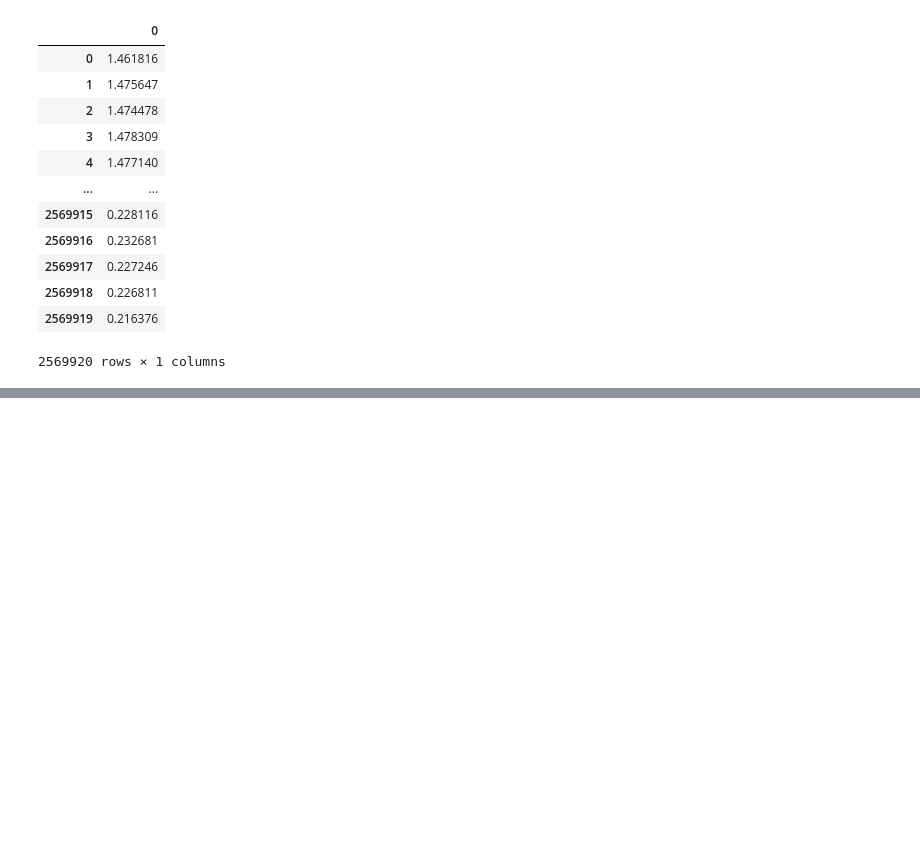
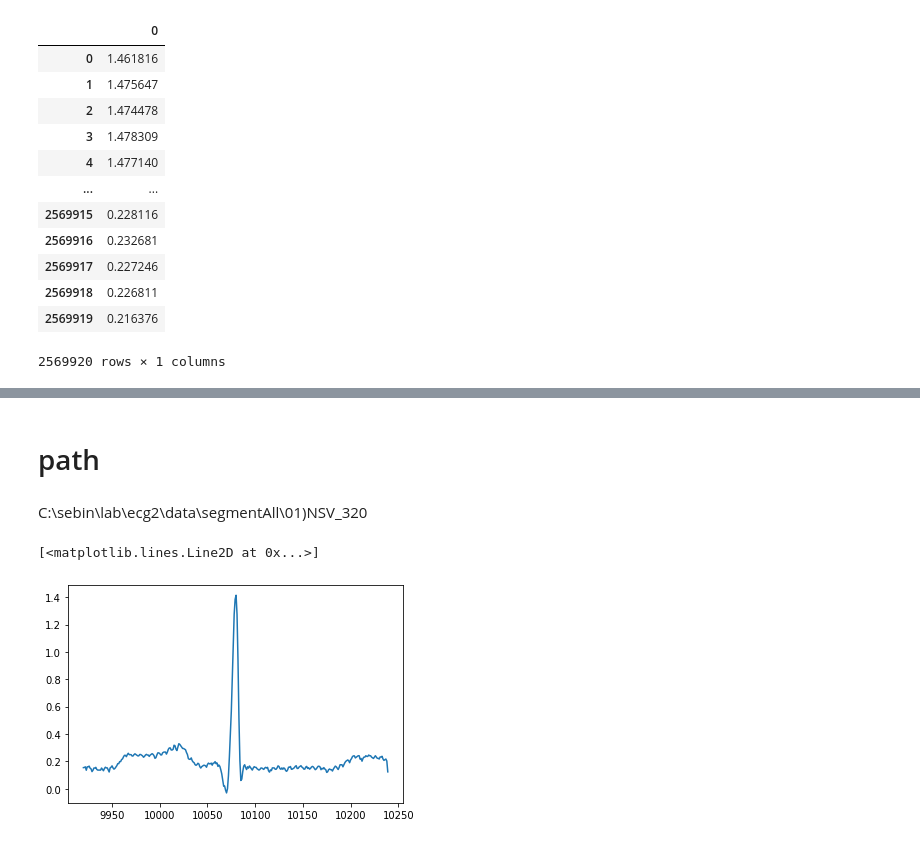
Before and after one commit to sbscsue/ecg_data_wfdb, a Jupyter notebook: use/ex/0203/bleSerial.ipynb, the cells around one changed output, grey strips where cells are left out. Saved outputs shown, nothing was run; the diff lists cells and outputs as text; code cells hidden in the pictures; blank space fills up the shorter version.

```diff
--- a/use/ex/0203/bleSerial.ipynb
+++ b/use/ex/0203/bleSerial.ipynb
@@ -215,0 +214,13 @@ TypeError: to_csv() got an unexpected keyword argument 'column'
+# %% [markdown]
+# path
+# %% [markdown]
+C:\sebin\lab\ecg2\data\segmentAll\01)NSV_320
+# %%
+p = "C:\\sebin\\lab\\ecg2\\data\\segmentAll\\01)NSV_320\\S.csv"
+# %%
+df = pd.read_csv(p)
+# %%
+plt.plot(df[320*31:320*32])
+# %% [output]
+[<matplotlib.lines.Line2D at 0x...>]
+[figure, added]
```
Also changed, not shown: parts of 1 cell of this notebook.
